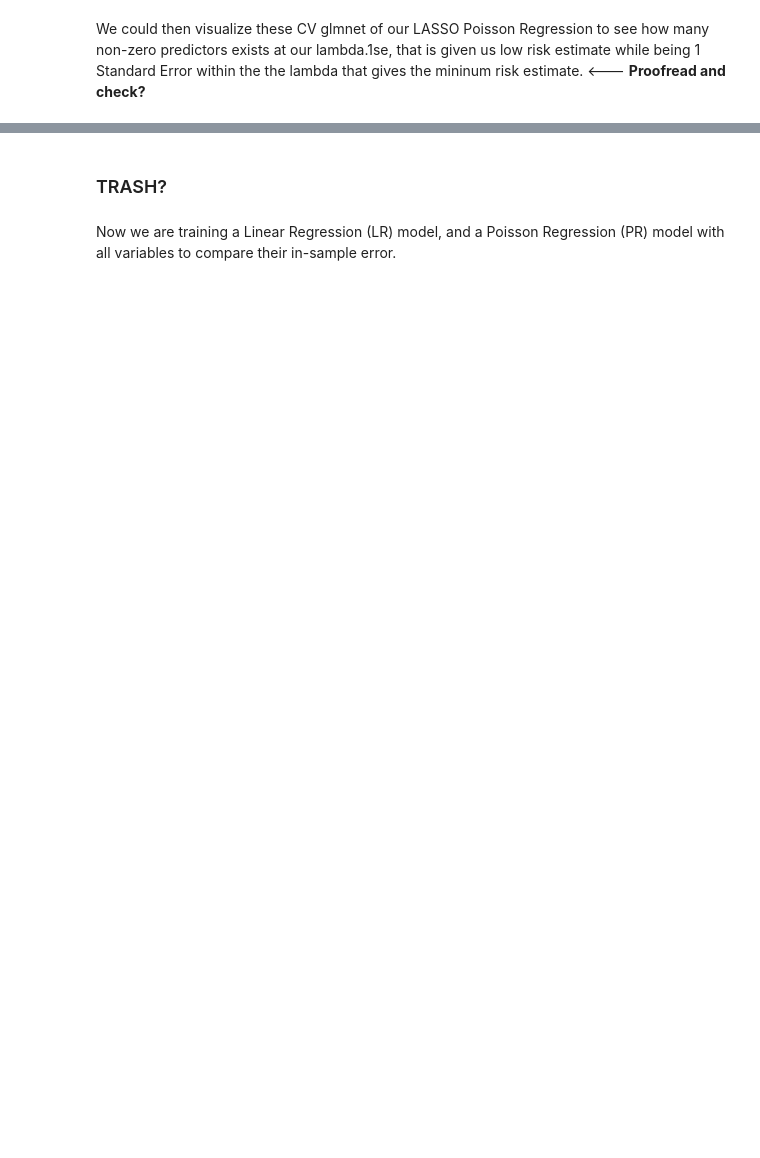
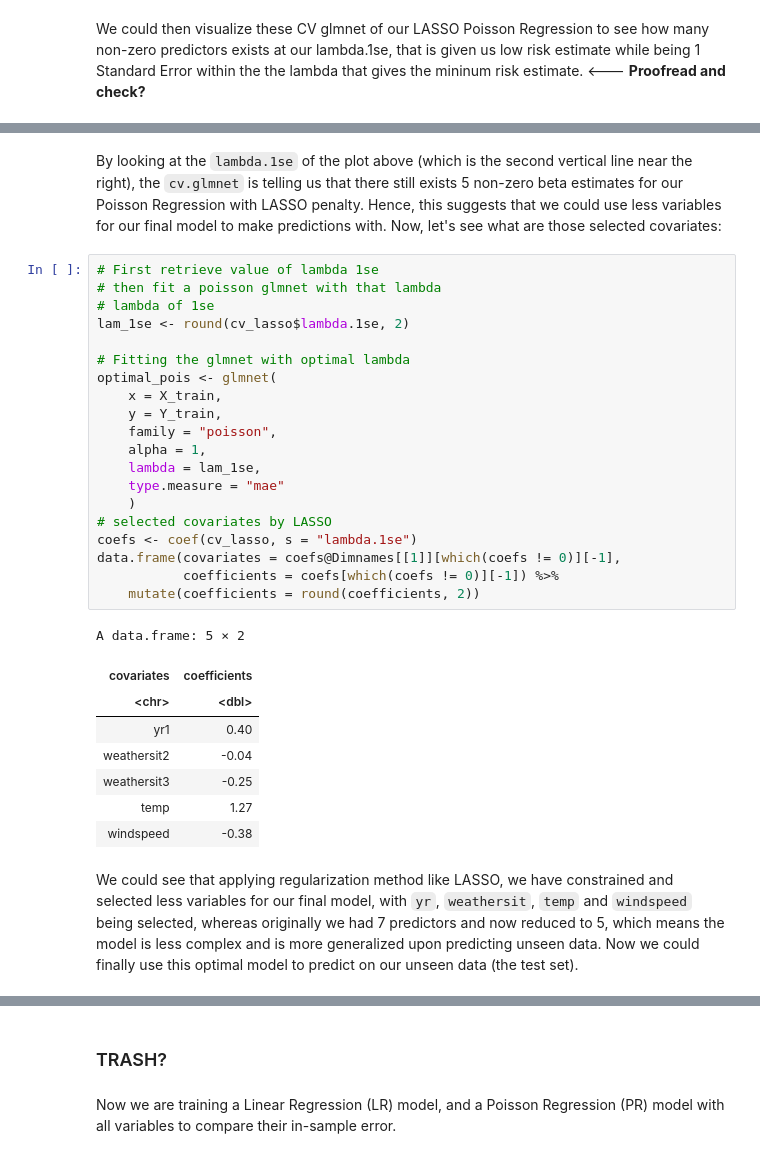
Before and after one commit to tonyliang19/stat301-group-project, a Jupyter notebook: src/methods_tony.ipynb, the cells around one changed output, grey strips where cells are left out. Drawn from its saved outputs; the diff is of its cells as text; blank space fills up the shorter version.

Commit message:
messed around a bit with LASSO

```diff
--- a/src/methods_tony.ipynb
+++ b/src/methods_tony.ipynb
@@ -317,0 +335,33 @@ plot(cv_lasso, main = "LASSO Poisson Regression")
+# %% [markdown]
+By looking at the `lambda.1se` of the plot above (which is the second vertical line near the right), the `cv.glmnet` is telling us that there still exists 5 non-zero beta estimates for our Poisson Regression with LASSO penalty. Hence, this suggests that we could use less variables for our final model to make predictions with. Now, let's see what are those selected covariates:
+# %%
+# First retrieve value of lambda 1se
+# then fit a poisson glmnet with that lambda
+# lambda of 1se
+lam_1se <- round(cv_lasso$lambda.1se, 2)
+
+# Fitting the glmnet with optimal lambda
+optimal_pois <- glmnet(
+    x = X_train,
+    y = Y_train,
+    family = "poisson",
+    alpha = 1,
+    lambda = lam_1se,
+    type.measure = "mae"
+    )
+# selected covariates by LASSO
+coefs <- coef(cv_lasso, s = "lambda.1se")
+data.frame(covariates = coefs@Dimnames[[1]][which(coefs != 0)][-1],
+           coefficients = coefs[which(coefs != 0)][-1]) %>%
+    mutate(coefficients = round(coefficients, 2))
+# %% [output]
+A data.frame: 5 × 2
+| covariates | coefficients |
+| <chr> | <dbl> |
+| yr1 | 0.40 |
+| weathersit2 | -0.04 |
+| weathersit3 | -0.25 |
+| temp | 1.27 |
+| windspeed | -0.38 |
+# %% [markdown]
+We could see that applying regularization method like LASSO, we have constrained and selected less variables for our final model, with `yr`, `weathersit`, `temp` and `windspeed` being selected, whereas originally we had 7 predictors and now reduced to 5, which means the model is less complex and is more generalized upon predicting unseen data. Now we could finally use this optimal model to predict on our unseen data (the test set).
```
Also changed, not shown: parts of 10 cells of this notebook.
